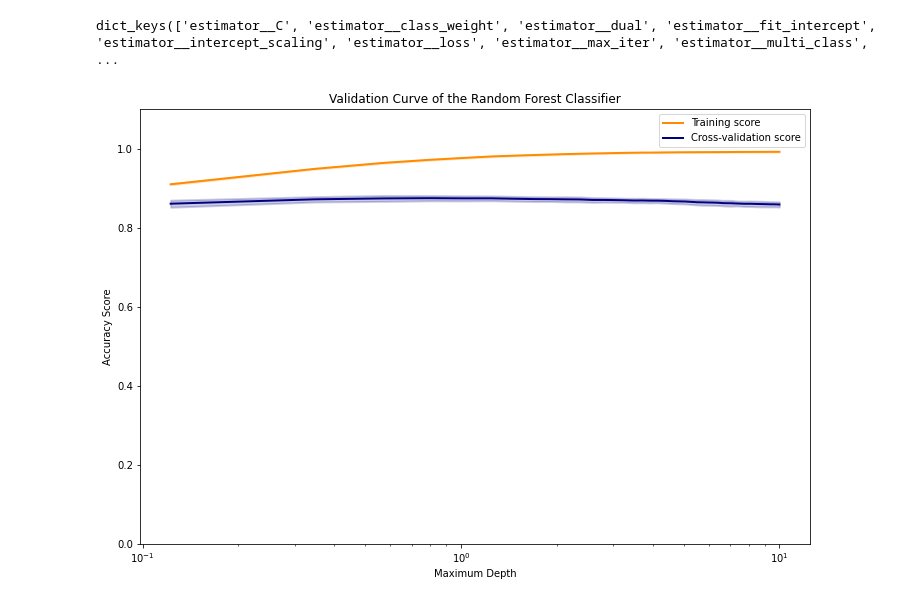
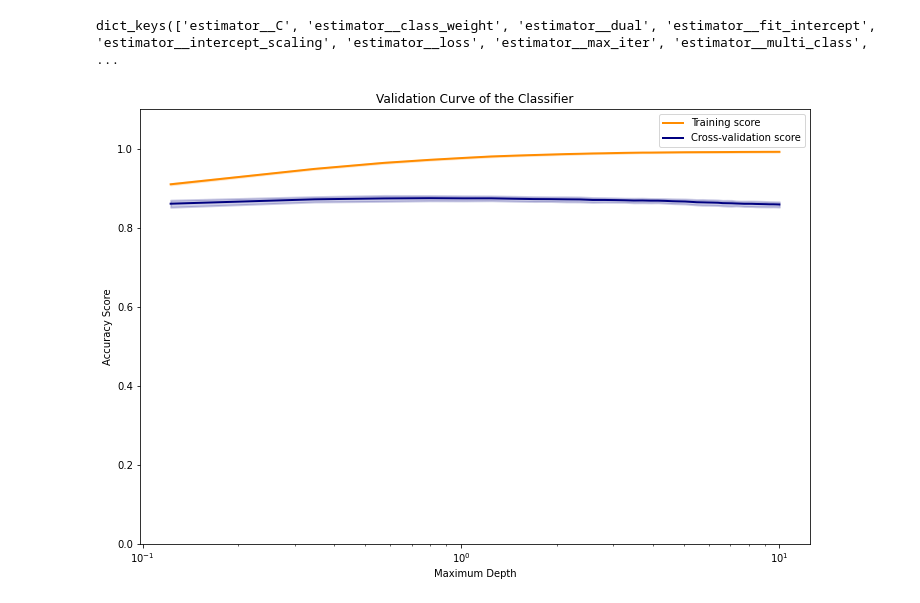
Before and after one commit to andyogah/ds_portfolio, a Jupyter notebook: personal projects/interos_ml_apprentice_coding_challeng/interos_ml_hackthon_scrap_work.ipynb, the cells around one changed output. Drawn from its saved outputs; the diff is of its cells as text; code cells hidden in the pictures.

```diff
--- a/personal projects/interos_ml_apprentice_coding_challeng/interos_ml_hackthon_scrap_work.ipynb
+++ b/personal projects/interos_ml_apprentice_coding_challeng/interos_ml_hackthon_scrap_work.ipynb
@@ -795,32 +775,32 @@ X, y = vectorized_train_docu, train_labels
 param_range = np.linspace(-1, 10, num=50)
 train_scores, valid_scores = validation_curve(classifier, X, y, param_name='estimator__C', param_range=param_range, cv=5,
                                               scoring="accuracy", n_jobs=-1)
 
 train_scores_mean = np.mean(train_scores, axis=1)
 train_scores_std = np.std(train_scores, axis=1)
 
 valid_scores_mean = np.mean(valid_scores, axis=1)
 valid_scores_std = np.std(valid_scores, axis=1)
 
 fig = matplotlib.pyplot.gcf()
 fig.set_size_inches(12, 8)
 
-plt.title("Validation Curve of the Random Forest Classifier")
+plt.title("Validation Curve of the Classifier")
 plt.xlabel(r"Maximum Depth")
 plt.ylabel("Accuracy Score")
 plt.ylim(0.0, 1.1)
 lw = 2
 plt.semilogx(param_range, train_scores_mean, label="Training score",
  color="darkorange", lw=lw)
 plt.fill_between(param_range, train_scores_mean - train_scores_std,
  train_scores_mean + train_scores_std, alpha=0.2,
  color="darkorange", lw=lw)
 plt.semilogx(param_range, valid_scores_mean, label="Cross-validation score",
  color="navy", lw=lw)
 plt.fill_between(param_range, valid_scores_mean - valid_scores_std,
  valid_scores_mean + valid_scores_std, alpha=0.2,
  color="navy", lw=lw)
 plt.legend(loc="best")
 plt.show()
 # %% [output]
-[figure, old version]
+[figure, new version]
```
Also changed, not shown: parts of 4 cells of this notebook.
